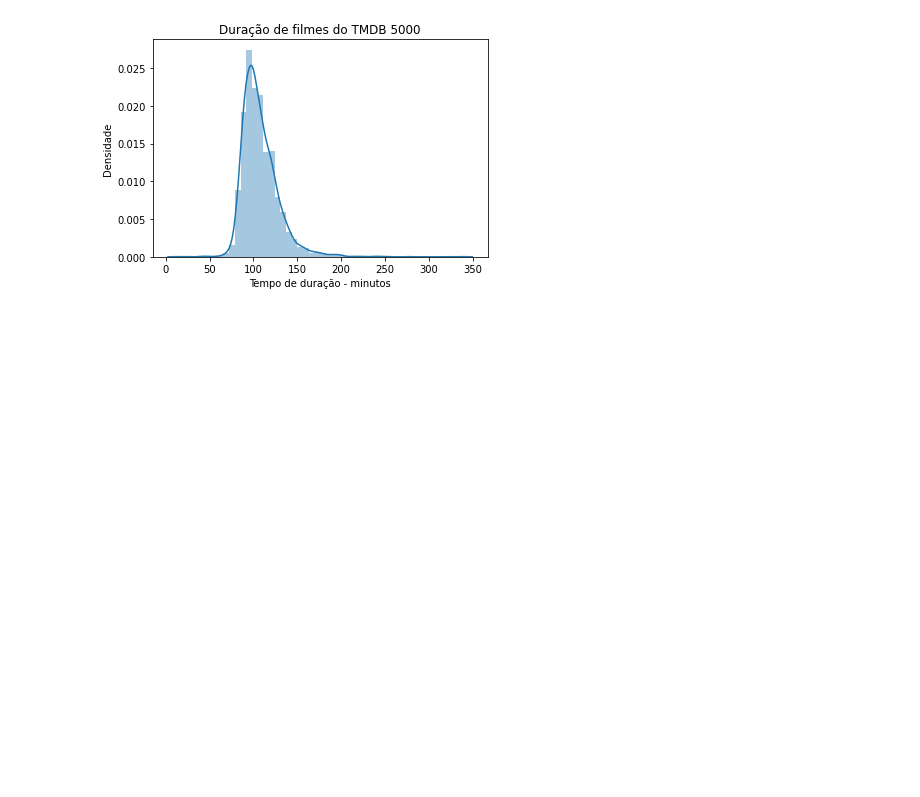
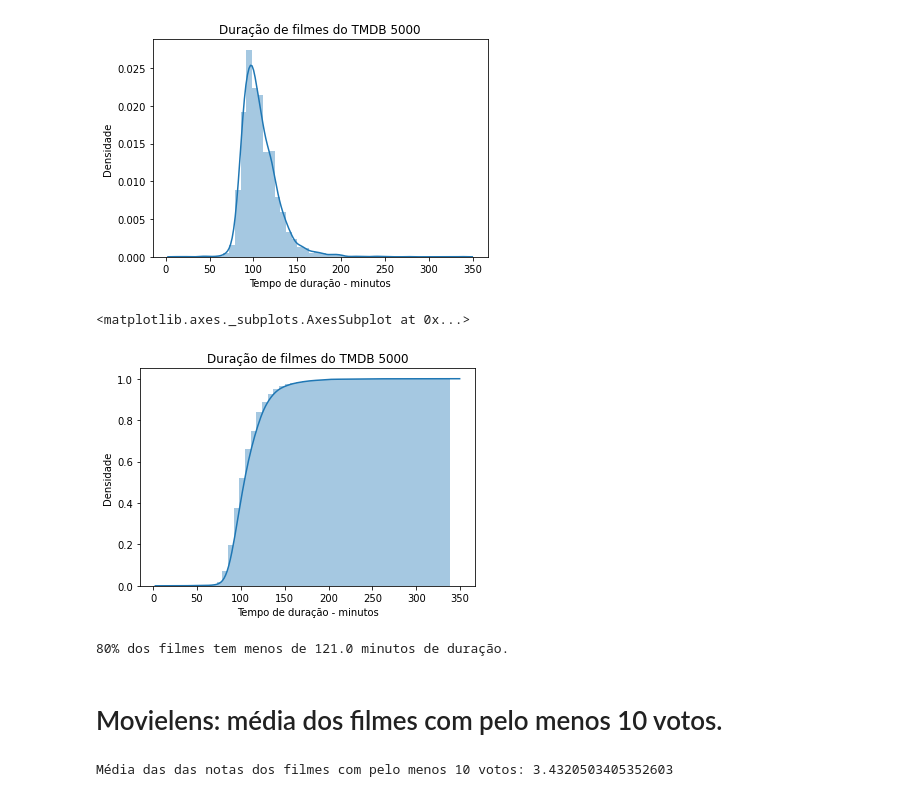
Before and after one commit to jordanfalcao/data-analytics, a Jupyter notebook: Testes Estatísticos com Python/Introdução_a_Testes_Estatísticos.ipynb, the cells around one changed output. Drawn from its saved outputs; the diff is of its cells as text; code cells hidden in the pictures; blank space fills up the shorter version.

```diff
--- a/Testes Estatísticos com Python/Introdução_a_Testes_Estatísticos.ipynb
+++ b/Testes Estatísticos com Python/Introdução_a_Testes_Estatísticos.ipynb
@@ -333,3 +333,25 @@ ax
 # %% [output]
 <matplotlib.axes._subplots.AxesSubplot at 0x...>
 [figure]
+# %%
+# distribuição cumulativa
+ax = sns.distplot(tmdb.query('runtime > 0').runtime.dropna(),
+                  hist_kws = {'cumulative': True},    # parâmetros extras do matplotlib
+                  kde_kws = {'cumulative': True})
+ax.set(xlabel = 'Tempo de duração - minutos', ylabel = 'Densidade')
+ax.set_title('Duração de filmes do TMDB 5000')
+ax
+# %% [output]
+<matplotlib.axes._subplots.AxesSubplot at 0x...>
+[figure, added]
+# %%
+# 80% quantile
+print('80% dos filmes tem menos de {} minutos de duração.'.format(tmdb.query('runtime > 0').runtime.dropna().quantile(q = 0.8)))
+# %% [output]
+80% dos filmes tem menos de 121.0 minutos de duração.
+# %% [markdown]
+# Movielens: média dos filmes com pelo menos 10 votos.
+# %%
+print('Média das das notas dos filmes com pelo menos 10 votos:', nota_media_dos_filmes_com_pelo_menos_10_votos.mean())
+# %% [output]
+Média das das notas dos filmes com pelo menos 10 votos: 3.4320503405352603
```
Also changed, not shown: parts of 9 cells of this notebook, 1 other file.
